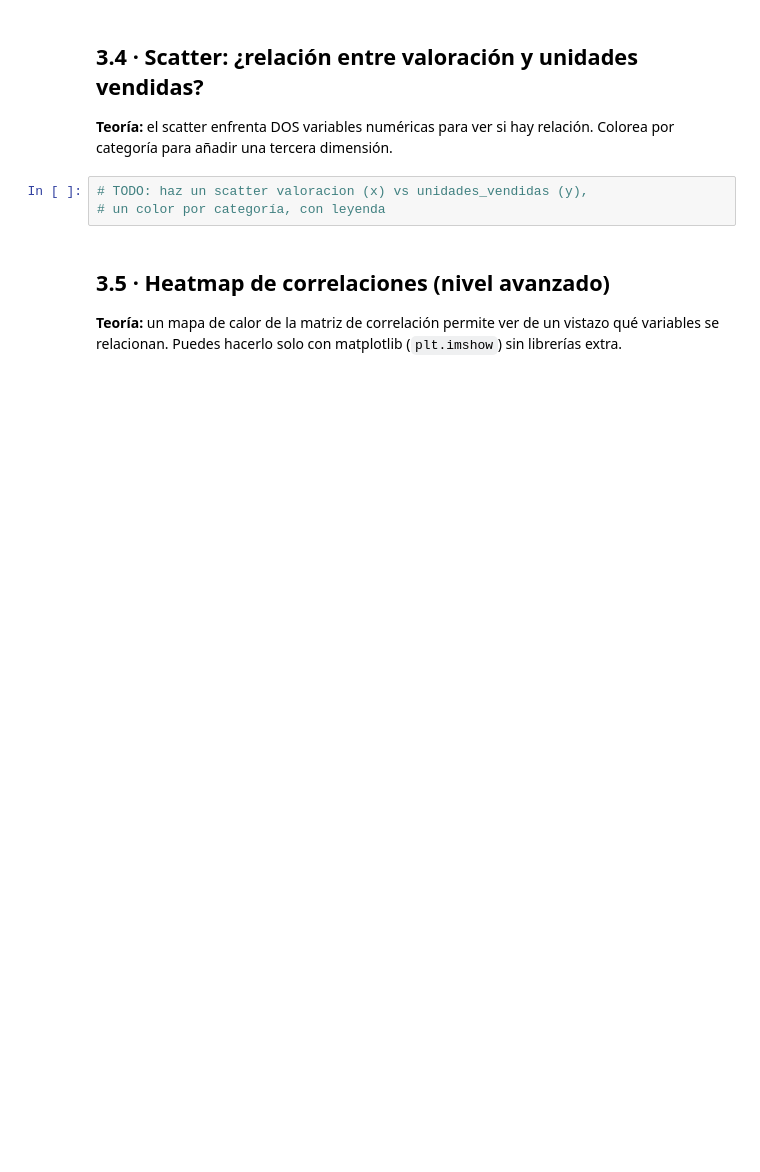
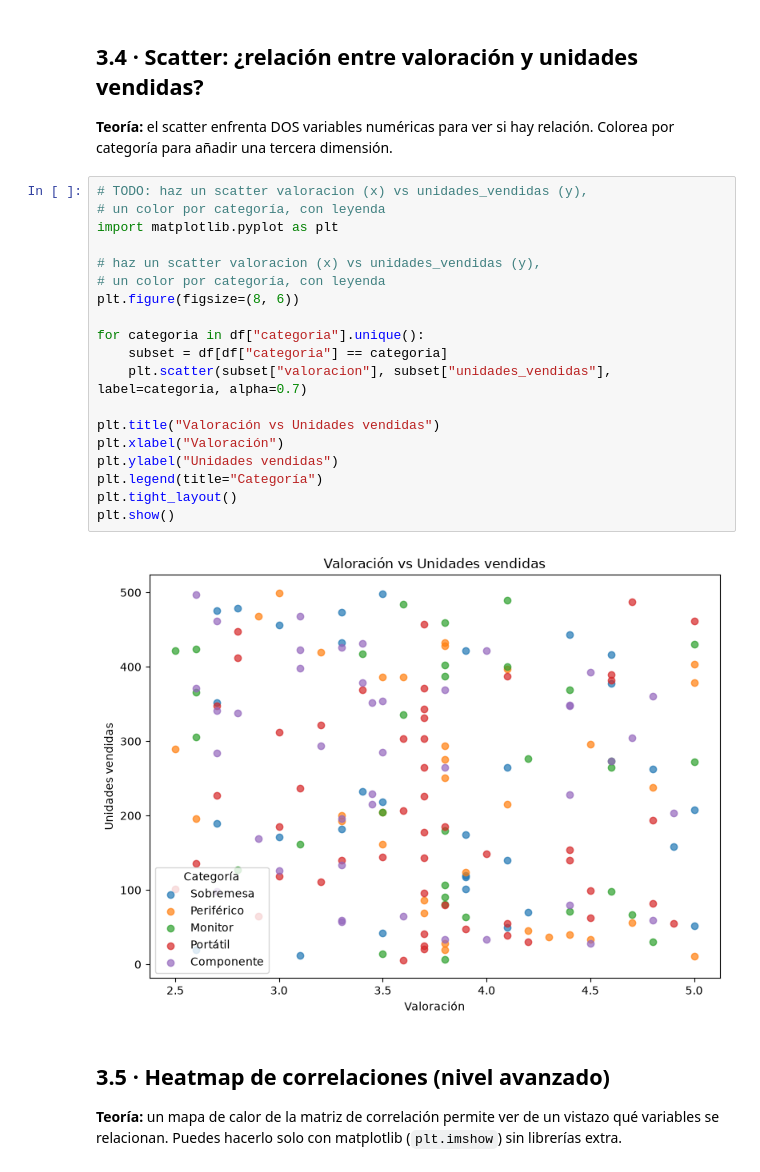
Before and after one commit to crusader-Reb0rn123/Reto_DatogamiJR_1, a Jupyter notebook: reto_tecnostore.ipynb, the cells around one changed output. Saved outputs shown, nothing was run; the diff lists cells and outputs as text; blank space fills up the shorter version.

```diff
--- a/reto_tecnostore.ipynb
+++ b/reto_tecnostore.ipynb
@@ -409,6 +530,24 @@ relación. Colorea por categoría para añadir una tercera dimensión.
 # %%
 # TODO: haz un scatter valoracion (x) vs unidades_vendidas (y),
 # un color por categoría, con leyenda
+import matplotlib.pyplot as plt
+
+# haz un scatter valoracion (x) vs unidades_vendidas (y),
+# un color por categoría, con leyenda
+plt.figure(figsize=(8, 6))
+
+for categoria in df["categoria"].unique():
+    subset = df[df["categoria"] == categoria]
+    plt.scatter(subset["valoracion"], subset["unidades_vendidas"], label=categoria, alpha=0.7)
+
+plt.title("Valoración vs Unidades vendidas")
+plt.xlabel("Valoración")
+plt.ylabel("Unidades vendidas")
+plt.legend(title="Categoría")
+plt.tight_layout()
+plt.show()
+# %% [output]
+[figure, added]
 # %% [markdown]
 ## 3.5 · Heatmap de correlaciones (nivel avanzado)
 
```
Also changed, not shown: parts of 10 cells of this notebook.
